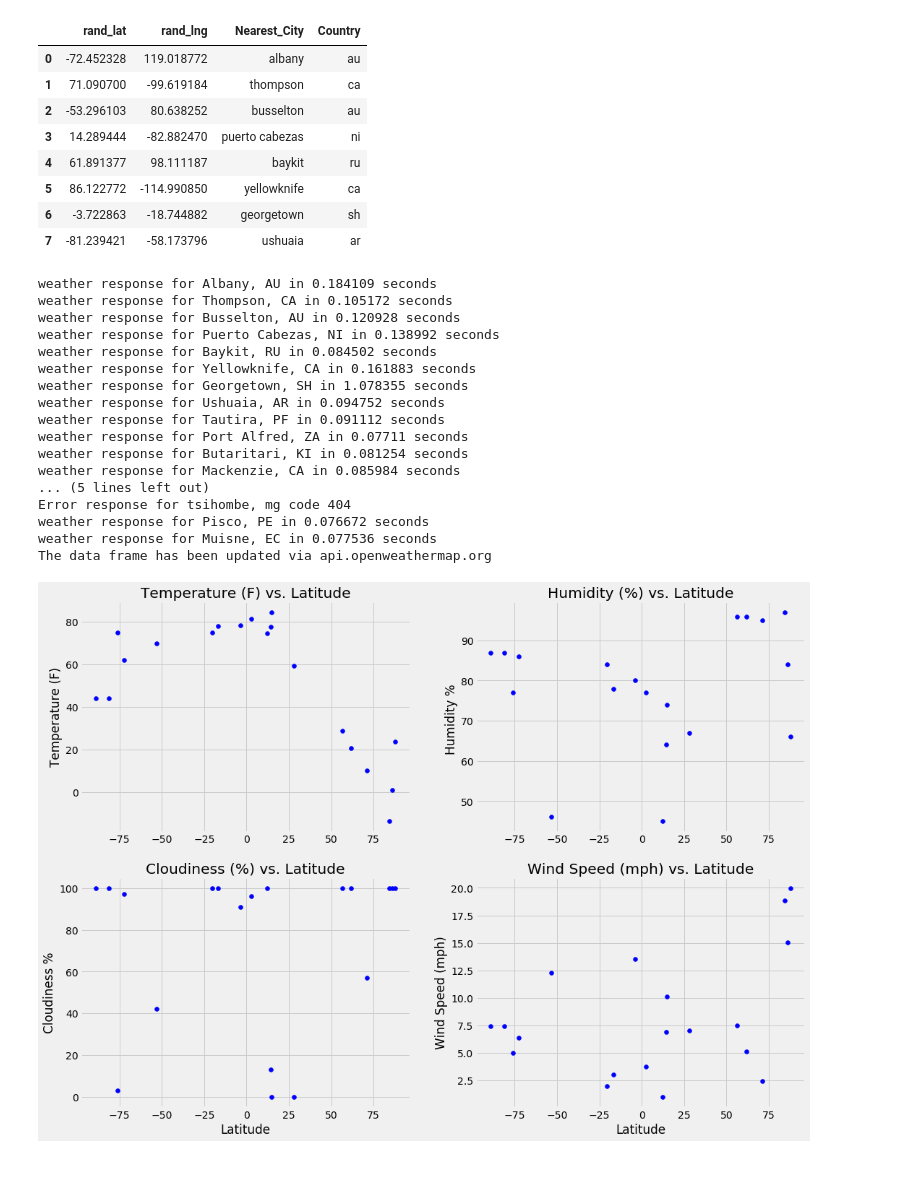
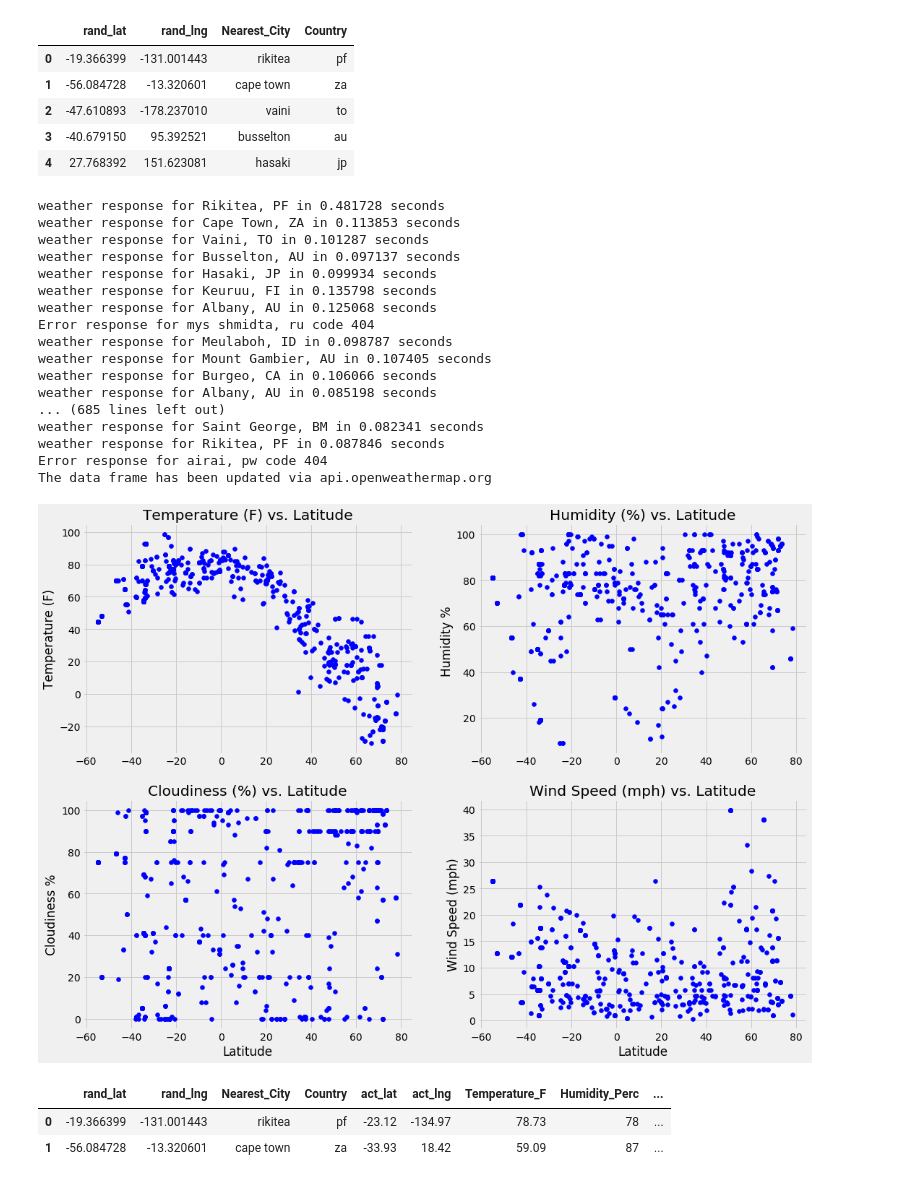
Before and after one commit to mhargroder/python-api-challenge, a Jupyter notebook: WeatherPy/WeatherPy.ipynb, the cells around one changed output. Drawn from its saved outputs; the diff is of its cells as text; code cells hidden in the pictures.

```diff
--- a/WeatherPy/WeatherPy.ipynb
+++ b/WeatherPy/WeatherPy.ipynb
@@ -16,7 +16,7 @@ from config import wkey
 # %%
 #Num of samples for project
 
-smpl = 20
+smpl = 700
 # create a list of lat and lngs
 slat = np.random.uniform(low=-90.000, high=90.000, size=smpl)
 slng = np.random.uniform(low=-180.000, high=180.000, size=smpl)
@@ -59,23 +59,23 @@ for index, row in df1.iterrows():
     except:
         pass
 
-df1.head(8)
+df1.head()
 # %% [output]
 |  | rand_lat | rand_lng | Nearest_City | Country |
-| 0 | -72.452328 | 119.018772 | albany | au |
-| 1 | 71.090700 | -99.619184 | thompson | ca |
-| 2 | -53.296103 | 80.638252 | busselton | au |
-| 3 | 14.289444 | -82.882470 | puerto cabezas | ni |
-| 4 | 61.891377 | 98.111187 | baykit | ru |
-| 5 | 86.122772 | -114.990850 | yellowknife | ca |
-| 6 | -3.722863 | -18.744882 | georgetown | sh |
-| 7 | -81.239421 | -58.173796 | ushuaia | ar |
+| 0 | -19.366399 | -131.001443 | rikitea | pf |
+| 1 | -56.084728 | -13.320601 | cape town | za |
+| 2 | -47.610893 | -178.237010 | vaini | to |
+| 3 | -40.679150 | 95.392521 | busselton | au |
+| 4 | 27.768392 | 151.623081 | hasaki | jp |
 # %%
-#add columns for Temp, Humid, Cloudiness, and Windspeed then populate via API
+#add columns for Temp, Humid, Cloudiness, Windspeed, and actual coords then populate via API
+df1['act_lat'] =''
+df1['act_lng'] =''
 df1['Temperature_F']=''
 df1['Humidity_Perc']=''
 df1['Cloudiness_Perc']=''
 df1['Wind_Speed_MPH'] =''
+df1['Wind_Speed_MPH'] =''
 # %%
 #call openweathermap endpoint to get weather metrics and populate dataframe
 
@@ -98,6 +98,8 @@ for index, row in df1.iterrows():
 
    #populate cells
     try:
+        df1.loc[index, ['act_lat']]         = response_json['coord']['lat']
+        df1.loc[index, ['act_lng']]         = response_json['coord']['lon']
         df1.loc[index, ['Temperature_F']]   = response_json['main']['temp']
         df1.loc[index, ['Humidity_Perc']]   = response_json['main']['humidity']
         df1.loc[index, ['Cloudiness_Perc']] = response_json['clouds']['all']
@@ -120,22 +122,22 @@ for index, row in df1.iterrows():
 
 print('The data frame has been updated via api.openweathermap.org')
 # %% [output]
-weather response for Albany, AU in 0.184109 seconds
-weather response for Thompson, CA in 0.105172 seconds
-weather response for Busselton, AU in 0.120928 seconds
-weather response for Puerto Cabezas, NI in 0.138992 seconds
-weather response for Baykit, RU in 0.084502 seconds
-weather response for Yellowknife, CA in 0.161883 seconds
-weather response for Georgetown, SH in 1.078355 seconds
-weather response for Ushuaia, AR in 0.094752 seconds
-weather response for Tautira, PF in 0.091112 seconds
-weather response for Port Alfred, ZA in 0.07711 seconds
-weather response for Butaritari, KI in 0.081254 seconds
-weather response for Mackenzie, CA in 0.085984 seconds
-... (5 lines left out)
-Error response for tsihombe, mg code 404
-weather response for Pisco, PE in 0.076672 seconds
-weather response for Muisne, EC in 0.077536 seconds
+weather response for Rikitea, PF in 0.481728 seconds
+weather response for Cape Town, ZA in 0.113853 seconds
+weather response for Vaini, TO in 0.101287 seconds
+weather response for Busselton, AU in 0.097137 seconds
+weather response for Hasaki, JP in 0.099934 seconds
+weather response for Keuruu, FI in 0.135798 seconds
+weather response for Albany, AU in 0.125068 seconds
+Error response for mys shmidta, ru code 404
+weather response for Meulaboh, ID in 0.098787 seconds
+weather response for Mount Gambier, AU in 0.107405 seconds
+weather response for Burgeo, CA in 0.106066 seconds
+weather response for Albany, AU in 0.085198 seconds
+... (685 lines left out)
+weather response for Saint George, BM in 0.082341 seconds
+weather response for Rikitea, PF in 0.087846 seconds
+Error response for airai, pw code 404
 The data frame has been updated via api.openweathermap.org
 # %%
 #drop rows with 404 errors
@@ -144,7 +146,7 @@ df1.dropna(subset=['Temperature_F'], inplace = True)
 #Create Plots - Use Subplots
 
 # create data for axes
-lat   = df1['rand_lat'].to_list()
+lat   = df1['act_lat'].to_list()
 tempF = df1['Temperature_F'].to_list()
 humdP = df1['Humidity_Perc'].to_list()
 cldyP = df1['Cloudiness_Perc'].to_list()
@@ -153,34 +155,34 @@ winsM = df1['Wind_Speed_MPH'].to_list()
 
 #plot data
 plt.style.use('fivethirtyeight')
 fig, [[ax1,ax2],[ax3,ax4]] = plt.subplots(nrows = 2, ncols = 2,figsize=(16,12))
 
 ax1.scatter(lat,tempF, label = 'TempVLat', c = 'b' )
 ax1.set_title('Temperature (F) vs. Latitude')
 #ax1.set_xlabel('Latitude')
 ax1.set_ylabel('Temperature (F)')
 
 ax2.scatter(lat,humdP, label = 'HumidityVLat' , c = 'b')
 ax2.set_title('Humidity (%) vs. Latitude')
 #ax2.set_xlabel('Latitude')
 ax2.set_ylabel('Humidity % ')
 
 ax3.scatter(lat,cldyP, label = 'CldVLat' , c = 'b')
 ax3.set_title('Cloudiness (%) vs. Latitude')
 ax3.set_xlabel('Latitude')
 ax3.set_ylabel('Cloudiness %')
 
 ax4.scatter(lat,winsM, label = 'WindVLat' , c = 'b')
 ax4.set_title('Wind Speed (mph) vs. Latitude')
 ax4.set_xlabel('Latitude')
 ax4.set_ylabel('Wind Speed (mph)')
 
 #plt.tight_layout()
 plt.show()
 
 fig.savefig('img/Latitude_Subplots.png')
 # %% [output]
-[figure, old version]
+[figure, new version]
 # %%
 #Create a function to plot the different measures vs latitiude in sub plots for Northern and Southern Hemispheres
 
@@ -241,3 +247,9 @@ def plotLatMeasure(cat, msr, x, y, w, z):
+# %%
+sh_DF.head(2)
+# %% [output]
+|  | rand_lat | rand_lng | Nearest_City | Country | act_lat | act_lng | Temperature_F | Humidity_Perc | ... |
+| 0 | -19.366399 | -131.001443 | rikitea | pf | -23.12 | -134.97 | 78.73 | 78 | ... |
+| 1 | -56.084728 | -13.320601 | cape town | za | -33.93 | 18.42 | 59.09 | 87 | ... |
 # %%
 ####Temperature (F) vs. Latitude####
 cat = 'Temperature (F) vs. Latitude'
```
Also changed, not shown: parts of 8 cells of this notebook, 6 other files.
